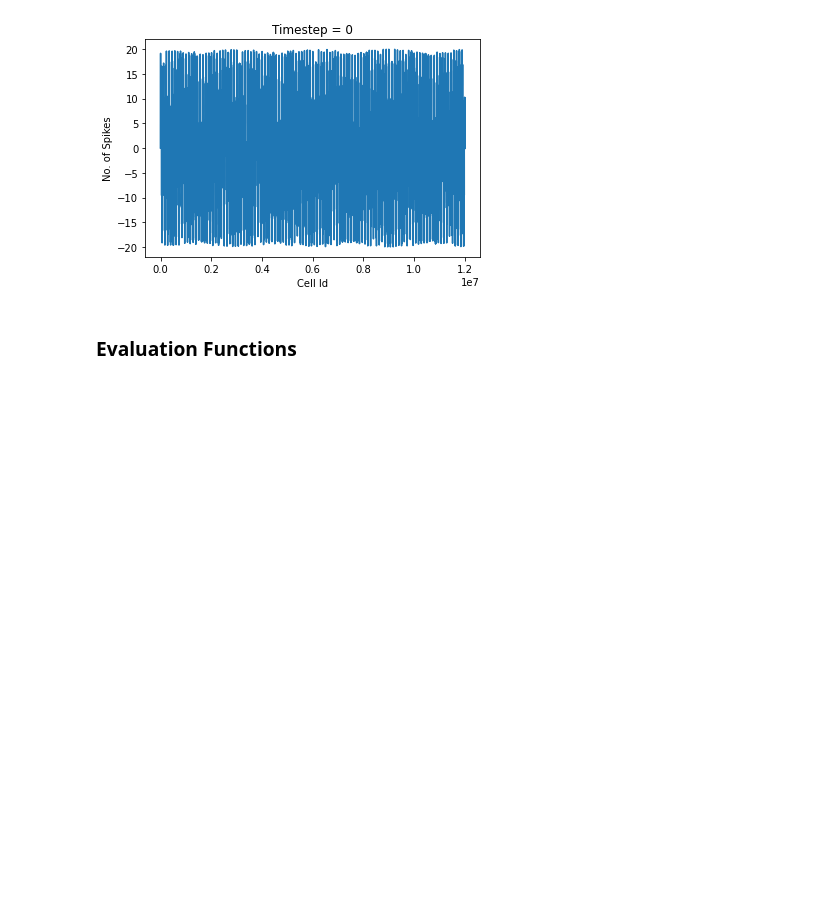
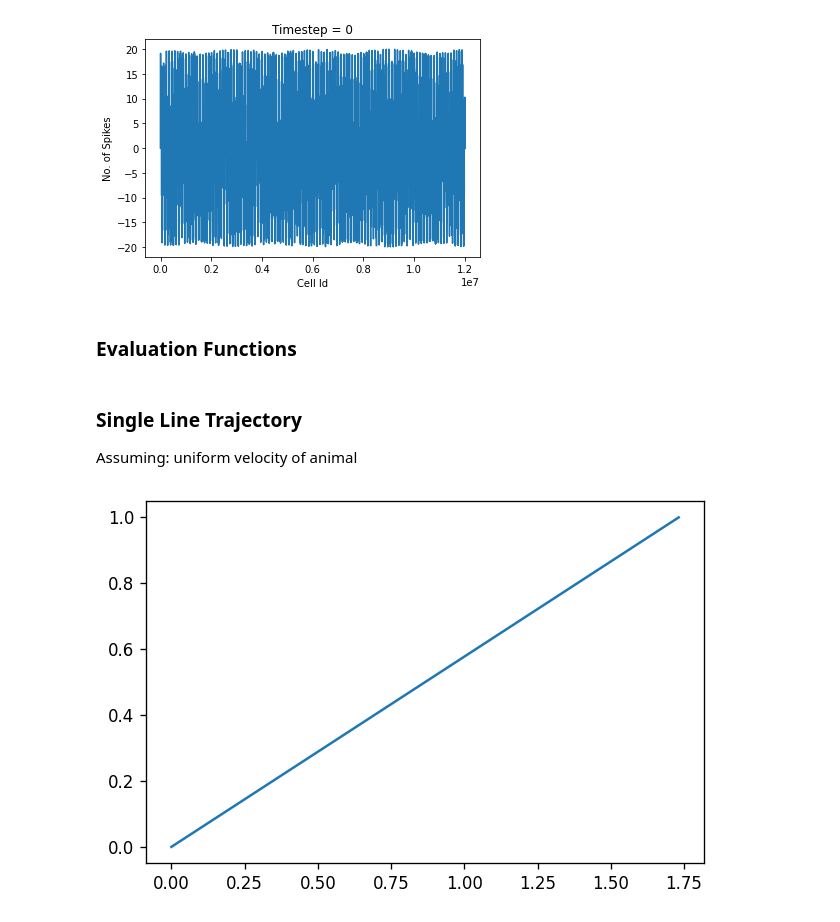
Before and after one commit to divyanshgupt/travelling-wave-mec, a Jupyter notebook: Travelling_Wave.ipynb, the cells around one changed output. Saved outputs shown, nothing was run; the diff lists cells and outputs as text; code cells hidden in the pictures; blank space fills up the shorter version.

Commit message:
building functions for evaluation along single line

```diff
--- a/Travelling_Wave.ipynb
+++ b/Travelling_Wave.ipynb
@@ -420,0 +448,48 @@ def error_plot(position_error_matrix):
+# %% [markdown]
+### Single Line Trajectory
+
+Assuming: uniform velocity of animal
+# %%
+nb_timesteps = 10e3 # 10 sec
+timestep_size = 1e-3 # 1 msec
+# %%
+#@title Generate Line Trajectory
+
+def line_traject(nb_timesteps, timestep_size, velocity, angle):
+  """
+  Generates a 2-D array of position coordinates along a single line
+  with the given angle from the x-axis
+  Input:
+    nb_timesteps
+    timestep_size
+    velocity - of animal in units/sec
+    angle - in degrees
+  Returns:
+    2-D array with x coordinates in col. 0 and y-coordinates in col.2
+  """
+  angle = angle * np.pi / 180
+
+  x_stepsize = velocity*timestep_size * np.cos(angle)
+  trajectory_x = np.arange(0, x_stepsize*nb_timesteps, x_stepsize)
+
+  y_stepsize = velocity*timestep_size * np.sin(angle)
+  trajectory_y = np.arange(0, y_stepsize*nb_timesteps, y_stepsize)
+
+  return np.column_stack((trajectory_x, trajectory_y))
+
+def plot_trajectory(trajectory):
+  """
+  To plot given trajectory
+  Input:
+    trajectory - 2-D array with x and y at col.0 and col.1 respectively
+  """
+  plt.figure(dpi=120)
+  plt.plot(trajectory[:, 0], trajectory[:, 1])
+ # plt.scatter(trajectory[:, 0], trajectory[:, 1], alpha=0.02)
+# %%
+velocity = 0.2 # 20 cms/sec
+angle = 30
+trajectory = line_traject(nb_timesteps, timestep_size, velocity, angle)
+plot_trajectory(trajectory)
+# %% [output]
+[figure, added]
```
Also changed, not shown: parts of 2 cells of this notebook.
